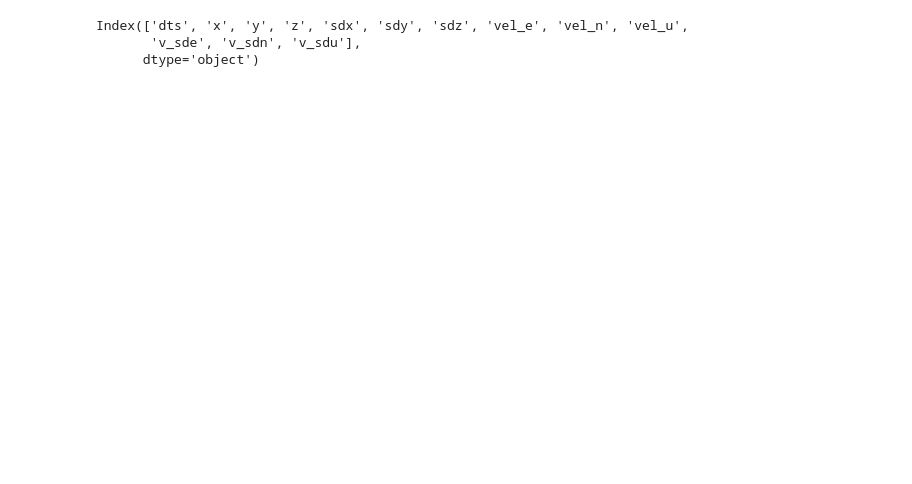
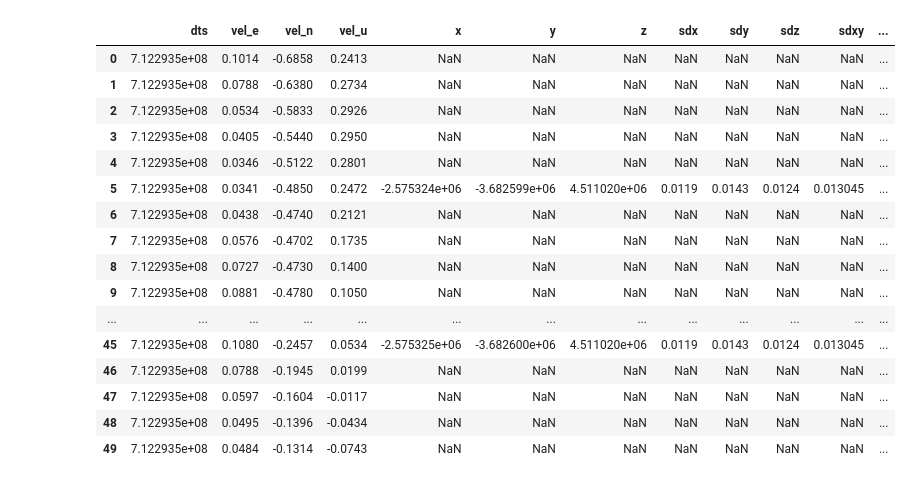
Before and after one commit to seafloor-geodesy/gnatss, a Jupyter notebook: kalman_test.ipynb, the cells around one changed output. Saved outputs shown, nothing was run; the diff lists cells and outputs as text; code cells hidden in the pictures; blank space fills up the shorter version.

```diff
--- a/kalman_test.ipynb
+++ b/kalman_test.ipynb
@@ -282,3 +282,3 @@ df_rph = read_novatel_L1_data_files(data_files=['tests/data/2022/NCL1/NCL1_INSPV
 # %%
-df_std = read_novatel_L1_data_files(data_files=['tests/data/2022/NCL1/NCL1_INSSTDEVA.dat'], data_format="INSSTDEVA")
+insstdeva_df = read_novatel_L1_data_files(data_files=['tests/data/2022/NCL1/NCL1_INSSTDEVA.dat'], data_format="INSSTDEVA")
 # %%
@@ -300,0 +299,20 @@ df_std
+# %%
+insstdeva_df = insstdeva_df.rename(
+    columns={
+        "ant_e std": "v_sde",
+        "ant_n std": "v_sdn",
+        "ant_u std": "v_sdu",
+        "time":"dts",
+    },
+    errors="raise"
+)
+insstdeva_df = insstdeva_df[
+    [
+        'dts',
+        'v_sde', 'v_sdn', 'v_sdu'
+    ]
+]
+
+insstdeva_df["v_sden"] = 0.0
+insstdeva_df["v_sdeu"] = 0.0
+insstdeva_df["v_sdnu"] = 0.0
@@ -359,18 +386,16 @@ def load_gps_solutions(
 from gnatss.loaders import load_gps_solutions
 gps_df = load_gps_solutions(
     files = [
-        'tests/data/2022/NCL1/208/posfilter/POS_FREED_TRANS_TWTT',
-        'tests/data/2022/NCL1/209/posfilter/POS_FREED_TRANS_TWTT',
-        'tests/data/2022/NCL1/210/posfilter/POS_FREED_TRANS_TWTT',
+        'tests/data/2022/NCL1/208/GPS_PPP/GPS_POS_FREED',
+        'tests/data/2022/NCL1/209/GPS_PPP/GPS_POS_FREED',
+        'tests/data/2022/NCL1/210/GPS_PPP/GPS_POS_FREED',
 
     ],
+    columns=["time", "dtype", "x", "y", "z", "sdx", "sdy", "sdz"],
 )
 gps_df = gps_df.rename(
     columns={
         "time":"dts",
-        "xx": "sdx",
-        "yy": "sdy",
-        "zz": "sdz",
     },
     errors="raise"
 )
@@ -380,3 +405,9 @@ gps_df = gps_df[
         'dts', 'x', 'y', 'z', 'sdx', 'sdy', 'sdz'
     ]
 ]
+
+gps_df["sdxy"] = np.sqrt(gps_df.sdx * gps_df.sdy)
+gps_df["sdxz"] = np.sqrt(gps_df.sdx * gps_df.sdz)
+gps_df["sdyz"] = np.sqrt(gps_df.sdy * gps_df.sdz)
+
+gps_df
@@ -399,2 +428,5 @@ gps_df
 # %%
-all_df = gps_df.merge(vel_std_df, on="dts", how="inner")
+merged_df = inspvaa_df.merge(gps_df, on="dts", how="left")
+merged_df = merged_df.merge(insstdeva_df, on="dts", how="left")
+merged_df.reset_index(drop=True)
+merged_df.sort_values("dts").reset_index(drop=True)
@@ -417,7 +447,21 @@ all_df
-# %%
-all_df.columns
-# %% [output]
-Index(['dts', 'x', 'y', 'z', 'sdx', 'sdy', 'sdz', 'vel_e', 'vel_n', 'vel_u',
-       'v_sde', 'v_sdn', 'v_sdu'],
-      dtype='object')
+# %%
+merged_df.iloc[0:50]
+# %% [output]
+|  | dts | vel_e | vel_n | vel_u | x | y | z | sdx | sdy | sdz | sdxy | ... |
+| 0 | 7.122935e+08 | 0.1014 | -0.6858 | 0.2413 | NaN | NaN | NaN | NaN | NaN | NaN | NaN | ... |
+| 1 | 7.122935e+08 | 0.0788 | -0.6380 | 0.2734 | NaN | NaN | NaN | NaN | NaN | NaN | NaN | ... |
+| 2 | 7.122935e+08 | 0.0534 | -0.5833 | 0.2926 | NaN | NaN | NaN | NaN | NaN | NaN | NaN | ... |
+| 3 | 7.122935e+08 | 0.0405 | -0.5440 | 0.2950 | NaN | NaN | NaN | NaN | NaN | NaN | NaN | ... |
+| 4 | 7.122935e+08 | 0.0346 | -0.5122 | 0.2801 | NaN | NaN | NaN | NaN | NaN | NaN | NaN | ... |
+| 5 | 7.122935e+08 | 0.0341 | -0.4850 | 0.2472 | -2.575324e+06 | -3.682599e+06 | 4.511020e+06 | 0.0119 | 0.0143 | 0.0124 | 0.013045 | ... |
+| 6 | 7.122935e+08 | 0.0438 | -0.4740 | 0.2121 | NaN | NaN | NaN | NaN | NaN | NaN | NaN | ... |
+| 7 | 7.122935e+08 | 0.0576 | -0.4702 | 0.1735 | NaN | NaN | NaN | NaN | NaN | NaN | NaN | ... |
+| 8 | 7.122935e+08 | 0.0727 | -0.4730 | 0.1400 | NaN | NaN | NaN | NaN | NaN | NaN | NaN | ... |
+| 9 | 7.122935e+08 | 0.0881 | -0.4780 | 0.1050 | NaN | NaN | NaN | NaN | NaN | NaN | NaN | ... |
+| ... | ... | ... | ... | ... | ... | ... | ... | ... | ... | ... | ... | ... |
+| 45 | 7.122935e+08 | 0.1080 | -0.2457 | 0.0534 | -2.575325e+06 | -3.682600e+06 | 4.511020e+06 | 0.0119 | 0.0143 | 0.0124 | 0.013045 | ... |
+| 46 | 7.122935e+08 | 0.0788 | -0.1945 | 0.0199 | NaN | NaN | NaN | NaN | NaN | NaN | NaN | ... |
+| 47 | 7.122935e+08 | 0.0597 | -0.1604 | -0.0117 | NaN | NaN | NaN | NaN | NaN | NaN | NaN | ... |
+| 48 | 7.122935e+08 | 0.0495 | -0.1396 | -0.0434 | NaN | NaN | NaN | NaN | NaN | NaN | NaN | ... |
+| 49 | 7.122935e+08 | 0.0484 | -0.1314 | -0.0743 | NaN | NaN | NaN | NaN | NaN | NaN | NaN | ... |
 # %%
```
Also changed, not shown: parts of 25 cells of this notebook, 1 other file.
